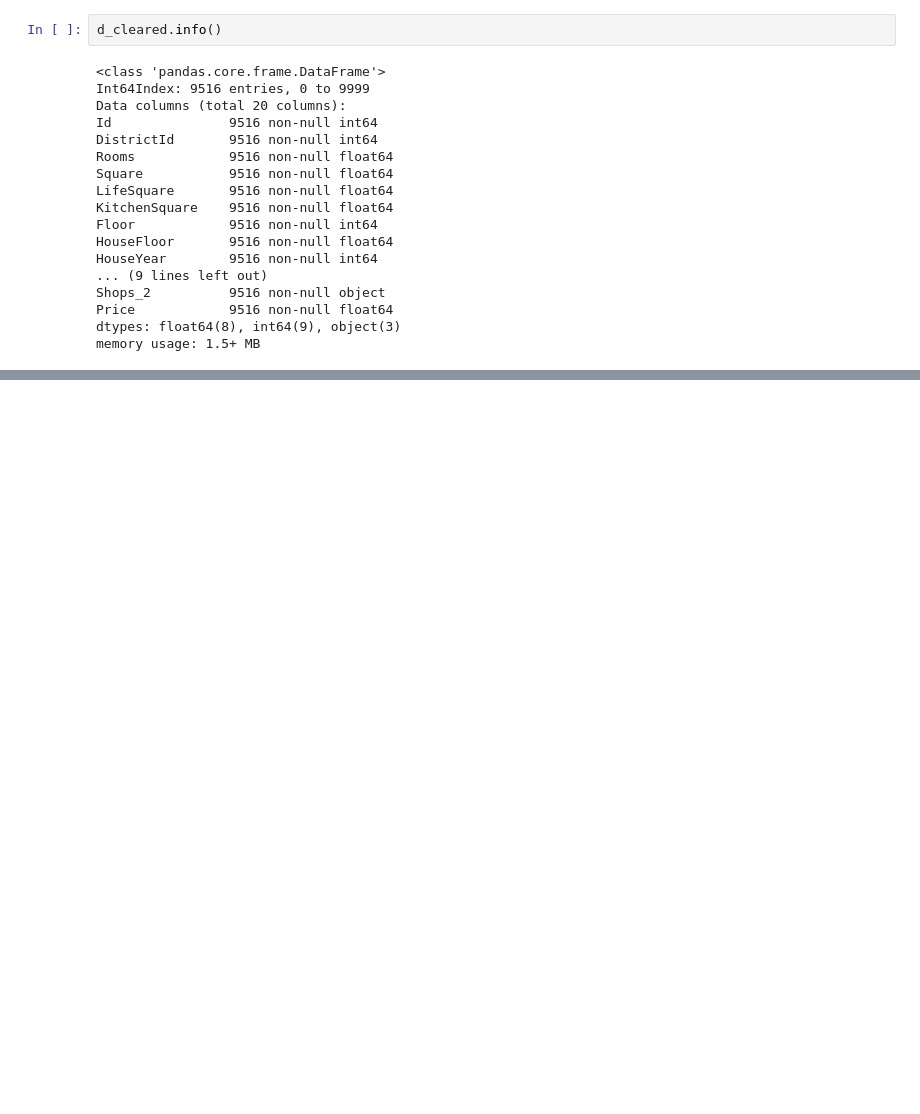
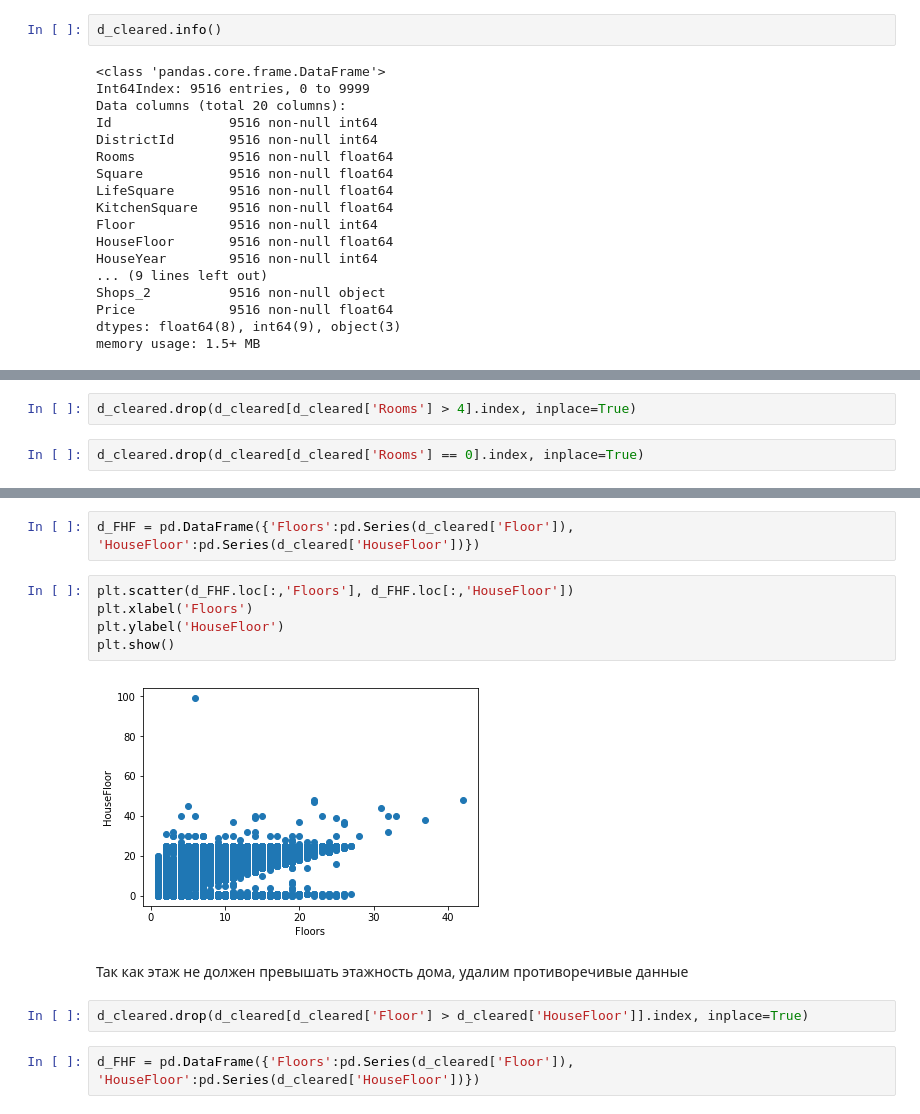
Before and after one commit to nawww83/pyton_ds, a Jupyter notebook: NovikovAV_kursovoy.ipynb, the cells around one changed output, grey strips where cells are left out. Saved outputs shown, nothing was run; the diff lists cells and outputs as text; blank space fills up the shorter version.

```diff
--- a/NovikovAV_kursovoy.ipynb
+++ b/NovikovAV_kursovoy.ipynb
@@ -244,0 +293,4 @@ memory usage: 1.5+ MB
+# %%
+d_cleared.drop(d_cleared[d_cleared['Rooms'] > 4].index, inplace=True)
+# %%
+d_cleared.drop(d_cleared[d_cleared['Rooms'] == 0].index, inplace=True)
@@ -244,0 +405,15 @@ memory usage: 1.5+ MB
+# %%
+d_FHF = pd.DataFrame({'Floors':pd.Series(d_cleared['Floor']), 'HouseFloor':pd.Series(d_cleared['HouseFloor'])})
+# %%
+plt.scatter(d_FHF.loc[:,'Floors'], d_FHF.loc[:,'HouseFloor'])
+plt.xlabel('Floors')
+plt.ylabel('HouseFloor')
+plt.show()
+# %% [output]
+[figure, added]
+# %% [markdown]
+Так как этаж не должен превышать этажность дома, удалим противоречивые данные
+# %%
+d_cleared.drop(d_cleared[d_cleared['Floor'] > d_cleared['HouseFloor']].index, inplace=True)
+# %%
+d_FHF = pd.DataFrame({'Floors':pd.Series(d_cleared['Floor']), 'HouseFloor':pd.Series(d_cleared['HouseFloor'])})
```
Also changed, not shown: parts of 56 cells of this notebook.
